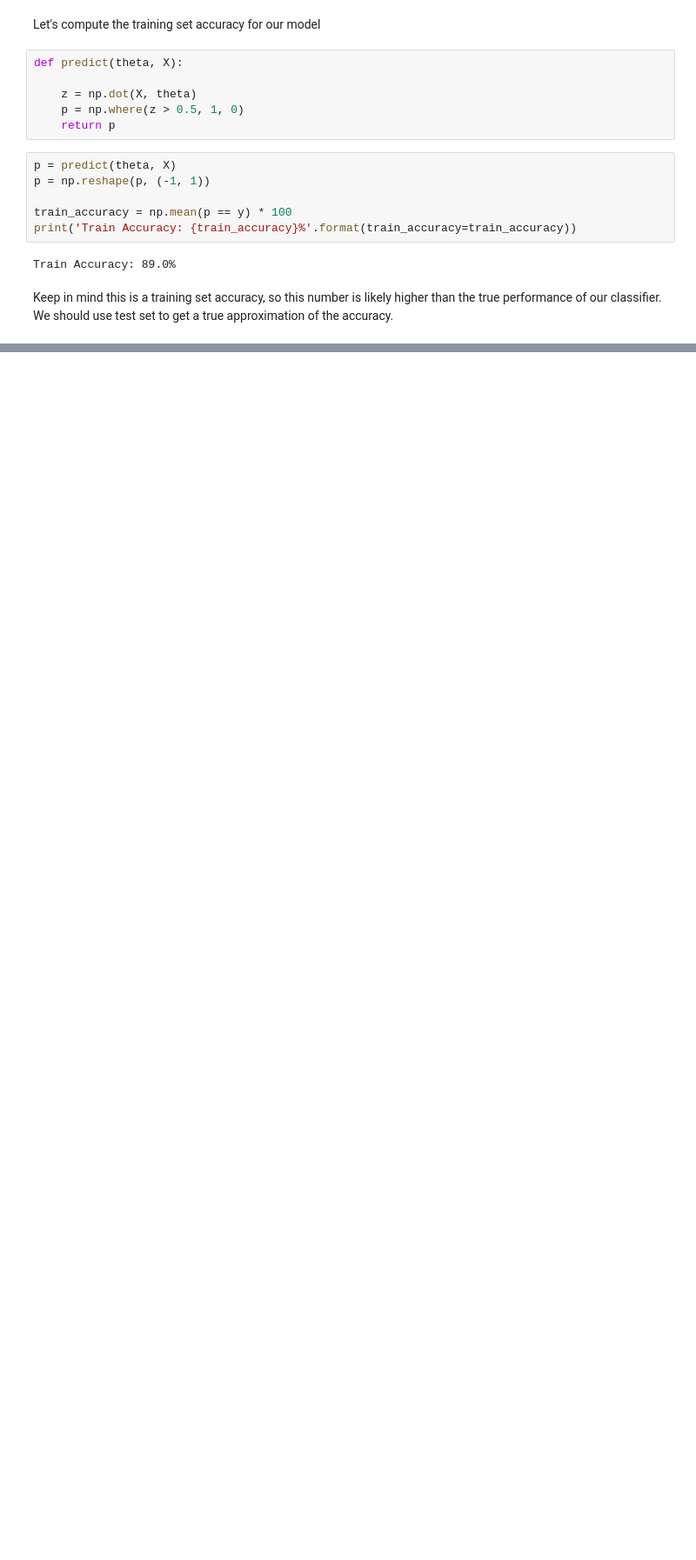
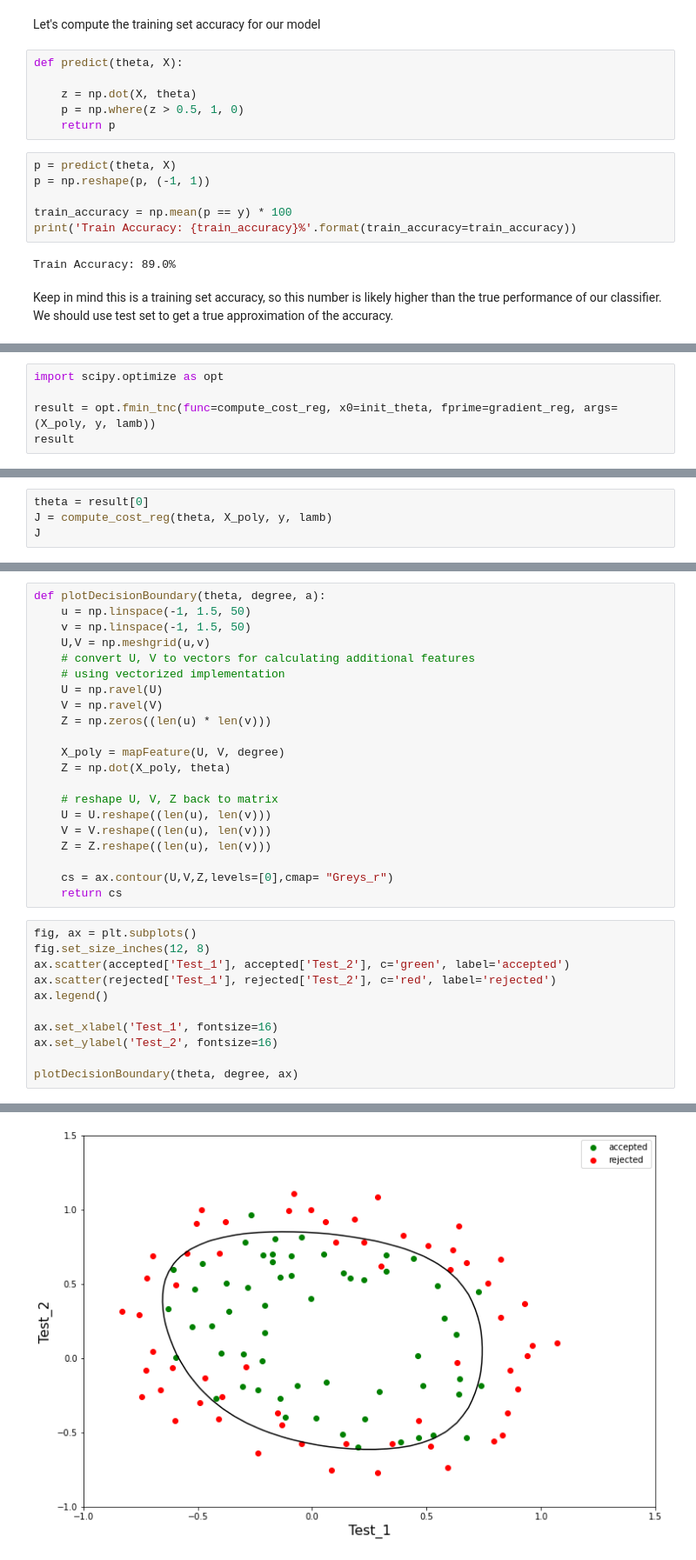
Before and after one commit to KOLA16/ML-exercises, a Jupyter notebook: notebooks/logistic-regression.ipynb, the cells around one changed output, grey strips where cells are left out. Shown at 87% size. Drawn from its saved outputs; the diff is of its cells as text; blank space fills up the shorter version.

```diff
--- a/notebooks/logistic-regression.ipynb
+++ b/notebooks/logistic-regression.ipynb
@@ -238,0 +368,5 @@ Keep in mind this is a training set accuracy, so this number is likely higher th
+# %%
+import scipy.optimize as opt
+
+result = opt.fmin_tnc(func=compute_cost_reg, x0=init_theta, fprime=gradient_reg, args=(X_poly, y, lamb))
+result
@@ -238,0 +384,4 @@ Keep in mind this is a training set accuracy, so this number is likely higher th
+# %%
+theta = result[0]
+J = compute_cost_reg(theta, X_poly, y, lamb)
+J
@@ -238,0 +392,33 @@ Keep in mind this is a training set accuracy, so this number is likely higher th
+# %%
+def plotDecisionBoundary(theta, degree, a):
+    u = np.linspace(-1, 1.5, 50)
+    v = np.linspace(-1, 1.5, 50)
+    U,V = np.meshgrid(u,v)
+    # convert U, V to vectors for calculating additional features
+    # using vectorized implementation
+    U = np.ravel(U)
+    V = np.ravel(V)
+    Z = np.zeros((len(u) * len(v)))
+
+    X_poly = mapFeature(U, V, degree)
+    Z = np.dot(X_poly, theta)
+
+    # reshape U, V, Z back to matrix
+    U = U.reshape((len(u), len(v)))
+    V = V.reshape((len(u), len(v)))
+    Z = Z.reshape((len(u), len(v)))
+
+    cs = ax.contour(U,V,Z,levels=[0],cmap= "Greys_r")
+    return cs
+# %%
+fig, ax = plt.subplots()
+fig.set_size_inches(12, 8)
+ax.scatter(accepted['Test_1'], accepted['Test_2'], c='green', label='accepted')
+ax.scatter(rejected['Test_1'], rejected['Test_2'], c='red', label='rejected')
+ax.legend()
+
+ax.set_xlabel('Test_1', fontsize=16)
+ax.set_ylabel('Test_2', fontsize=16)
+
+plotDecisionBoundary(theta, degree, ax)
+# %% [output]
@@ -238,0 +426 @@ Keep in mind this is a training set accuracy, so this number is likely higher th
+[figure, added]
```
Also changed, not shown: parts of 23 cells of this notebook.
